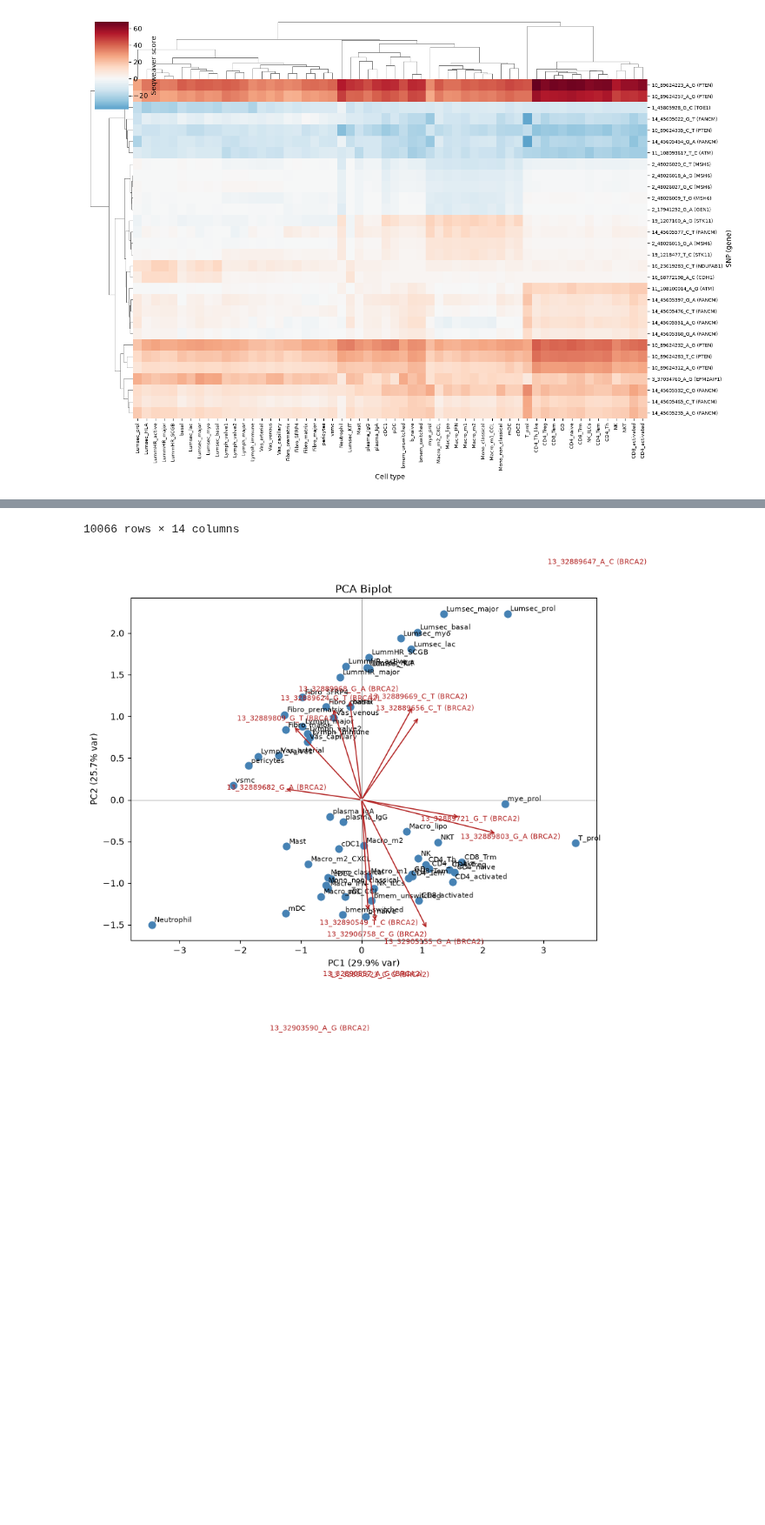
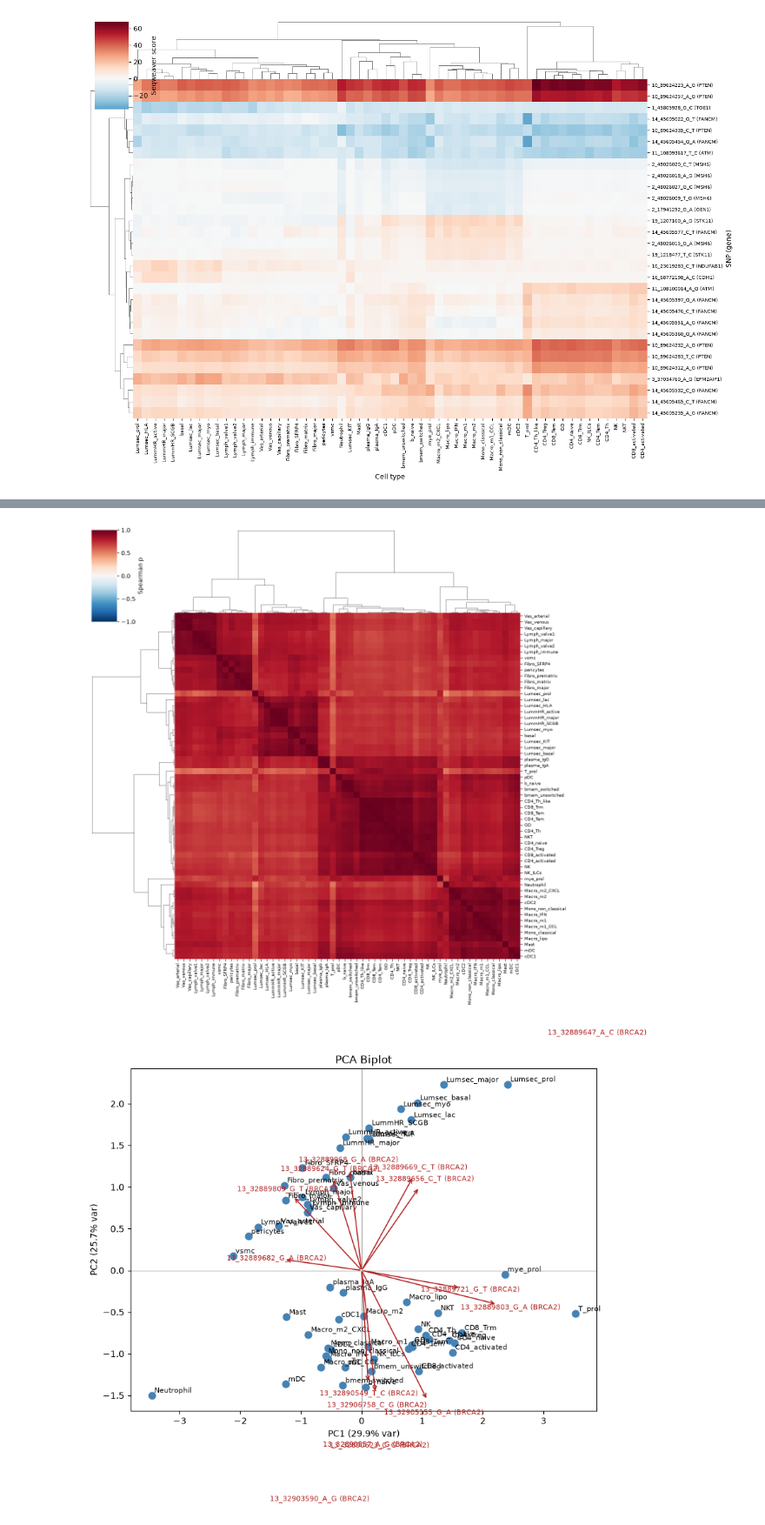
Before and after one commit to eirikhoye/action_var, a Jupyter notebook: workflow/notebooks/analyze_expecto_bridges34.ipynb, the cells around one changed output, grey strips where cells are left out. Shown at 87% size. Saved outputs shown, nothing was run; the diff lists cells and outputs as text; code cells hidden in the pictures; blank space fills up the shorter version.

```diff
--- a/workflow/notebooks/analyze_expecto_bridges34.ipynb
+++ b/workflow/notebooks/analyze_expecto_bridges34.ipynb
@@ -148,5 +148,24 @@ plt.setp(g.ax_heatmap.get_yticklabels(), fontsize=7)
  None]
 [figure]
 # %%
-adata.var
+X = adata.X.T
+
+z = pd.DataFrame(X, index=adata.var_names, columns=adata.obs_names)
+
+corr = z.corr(method='spearman')
+
+g = sns.clustermap(
+
+    corr,
+    cmap='RdBu_r', center=0, vmin=-1, vmax=1,
+    method='average', metric='correlation',
+    figsize=(12, 12),
+    xticklabels=True, yticklabels=True,
+    cbar_kws={'label': 'Spearman p'},
+)
+
+plt.setp(g.ax_heatmap.get_xticklabels(), fontsize=7)
+plt.setp(g.ax_heatmap.get_yticklabels(), fontsize=7)
+
+adata.uns['cell_type_corr'] = corr
 # %% [output]
@@ -165 +172 @@ adata.var
-10066 rows × 14 columns
+[figure, added]
```
Also changed, not shown: parts of 2 cells of this notebook, 8 other files.
